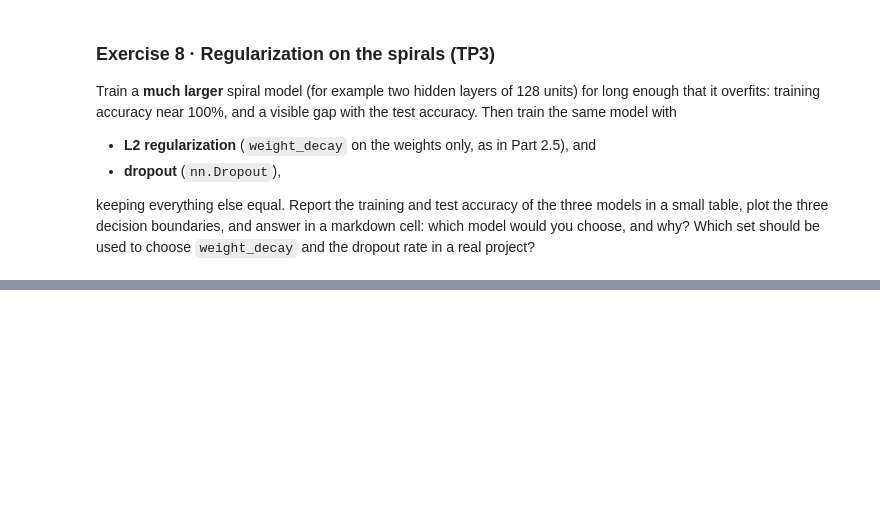
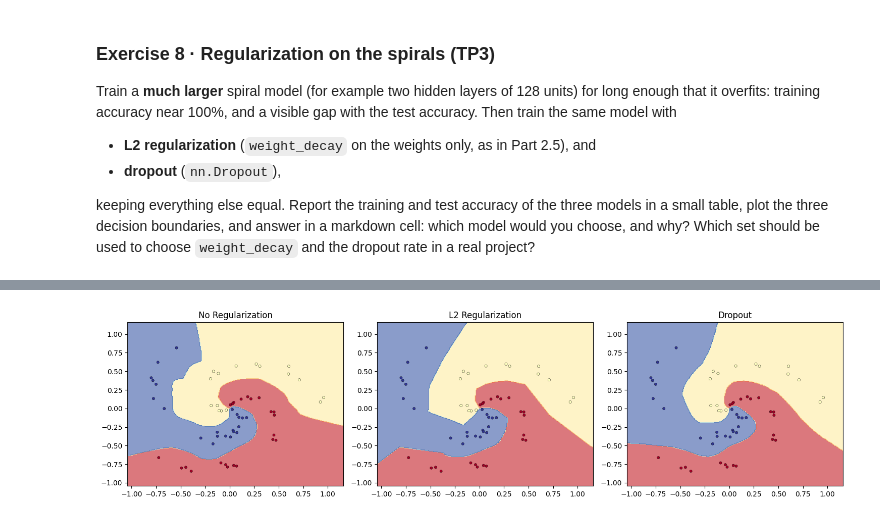
Before and after one commit to sarakseyhaaa/I4_AMS_AI, a Jupyter notebook: TP3_NY_SARAKSEYHA_I4AMS_B_AI.ipynb, the cells around one changed output, grey strips where cells are left out. Drawn from its saved outputs; the diff is of its cells as text; code cells hidden in the pictures; blank space fills up the shorter version.

```diff
--- a/TP3_NY_SARAKSEYHA_I4AMS_B_AI.ipynb
+++ b/TP3_NY_SARAKSEYHA_I4AMS_B_AI.ipynb
@@ -1244,0 +1354,20 @@ keeping everything else equal. Report the training and test accuracy of the thre
+# %%
+# 2. L2 REGULARIZATION
+
+torch.manual_seed(42)
+
+model_l2 = init_spiral_model(
+    LargeSpiralModel(dropout_p=0.0)
+).to(device)
+
+optimizer_l2 = make_spiral_optimizer(
+    model_l2,
+    lr=0.01,
+    lambd=0.7
+)
+
+model_l2 = train_spiral(
+    model_l2,
+    optimizer_l2,
+    epochs=3000
+)
@@ -1244,0 +1436,41 @@ keeping everything else equal. Report the training and test accuracy of the thre
+# %%
+plt.figure(figsize=(15, 4))
+
+
+plt.subplot(1, 3, 1)
+
+plot_decision_boundary(
+    model_none,
+    test_X,
+    test_y
+)
+
+plt.title("No Regularization")
+
+
+plt.subplot(1, 3, 2)
+
+plot_decision_boundary(
+    model_l2,
+    test_X,
+    test_y
+)
+
+plt.title("L2 Regularization")
+
+
+plt.subplot(1, 3, 3)
+
+plot_decision_boundary(
+    model_dropout,
+    test_X,
+    test_y
+)
+
+plt.title("Dropout")
+
+
+plt.tight_layout()
+plt.show()
+# %% [output]
+[figure, added]
```
Also changed, not shown: parts of 4 cells of this notebook.
